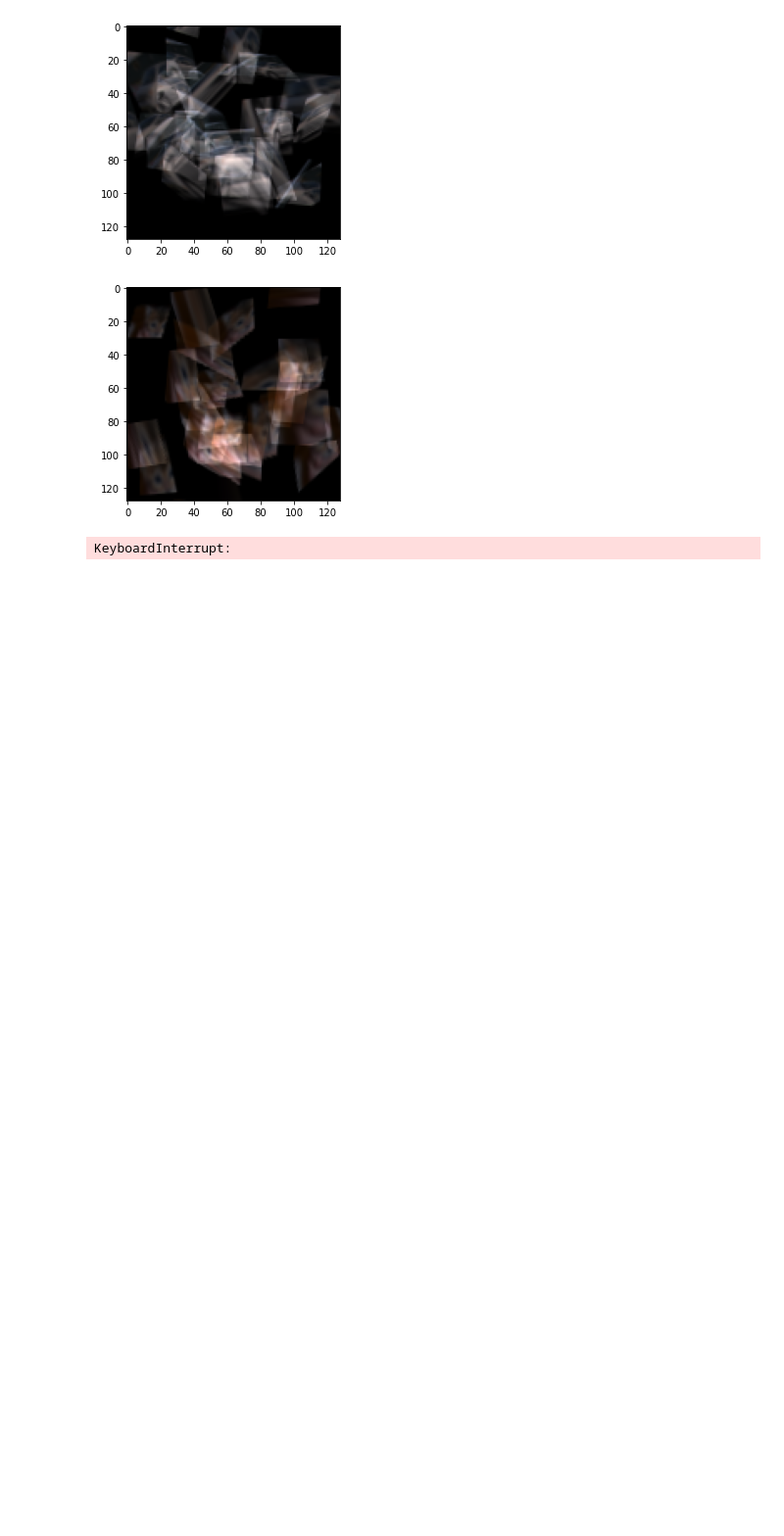
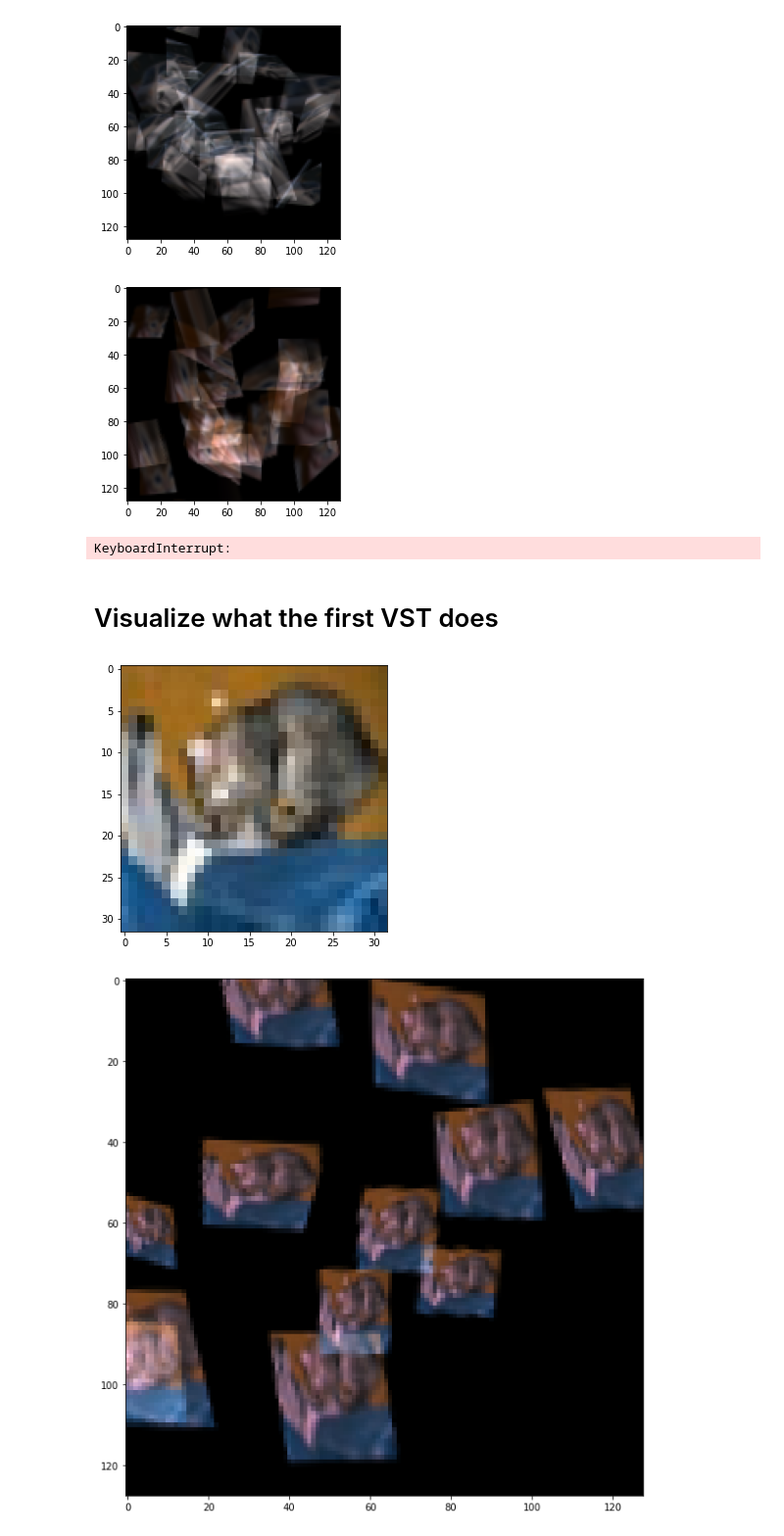
Before and after one commit to atomichighfive/SpatialTransformerFormer, a Jupyter notebook: Dev.ipynb, the cells around one changed output. Shown at 98% size. Drawn from its saved outputs; the diff is of its cells as text; code cells hidden in the pictures; blank space fills up the shorter version.

Commit message:
Some basic visualizations

```diff
--- a/Dev.ipynb
+++ b/Dev.ipynb
@@ -13,13 +13,16 @@ device = torch.device("cuda:0")
 # %% [markdown]
 # Define some utility functions
 # %%
-def display_images(images):
+def display_images(images, figsize=None):
     if isinstance(images, torch.Tensor):
         images = images.detach().cpu().numpy()
     for i in range(images.shape[0]):
         img = images[i].transpose([1, 2, 0])
+
         img = img - img.min()
         img = img / img.max()
+        if figsize is not None:
+            plt.figure(figsize=figsize)
         plt.imshow(img)
         plt.show()
 
@@ -284,3 +287,5 @@ with tqdm(desc="Training", unit="samples", total=len(train_dataset)*EPOCHS, leav
                 pd.DataFrame.from_records(train_history).to_csv(CHECKPOINT_DIR / "train_history.csv", index=False)
 # %% [output]
 KeyboardInterrupt:
+# %% [markdown]
+# Visualize what the first VST does
@@ -286,0 +295,11 @@ KeyboardInterrupt:
+# %%
+with torch.no_grad():
+    image, label = test_dataset[0]
+    image = image.unsqueeze(0).to(device)
+    display_images(image, figsize=(5,5))
+
+    vtt_out = sst_model[:2](image)
+    display_images(vtt_out, figsize=(10, 10))
+# %% [output]
+[figure, added]
+[figure, added]
```
Also changed, not shown: parts of 5 cells of this notebook, 1 other file.
